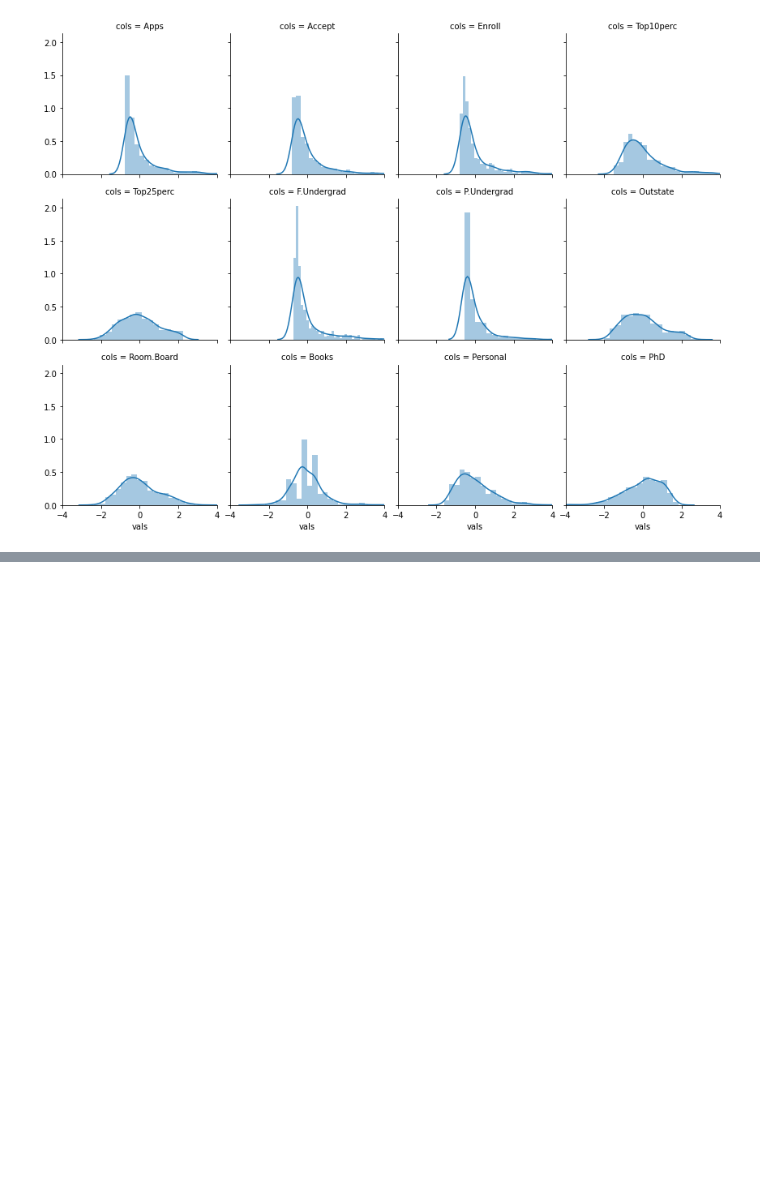
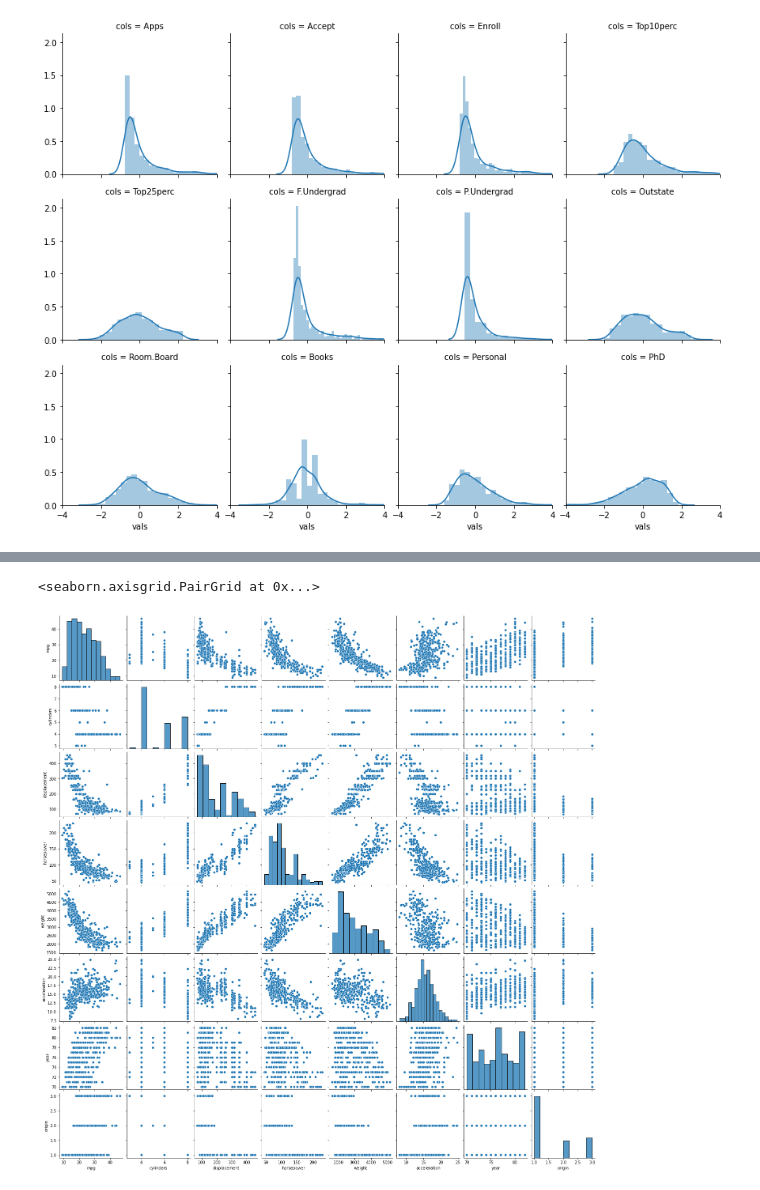
Before and after one commit to balintalfoldy/ISLR_python_AB, a Jupyter notebook: Notebooks/ch2_statistical_learning_applied.ipynb, the cells around one changed output, grey strips where cells are left out. Cells and saved outputs as stored; diff of their text form; code cells hidden in the pictures; blank space fills up the shorter version.

```diff
--- a/Notebooks/ch2_statistical_learning_applied.ipynb
+++ b/Notebooks/ch2_statistical_learning_applied.ipynb
@@ -88,0 +91,4 @@ g.set(xlim=(-4, 4));
+# %%
+path = 'Data\Auto.csv'
+auto = pd.read_csv(path)
+auto.head()
@@ -88,0 +157,9 @@ g.set(xlim=(-4, 4));
+# %%
+# (e) Using the full data set, investigate the predictors graphically,
+# using scatterplots or other tools of your choice. Create some plots
+# highlighting the relationships among the predictors. Comment on your findings.
+
+sns.pairplot(auto)
+# %% [output]
+<seaborn.axisgrid.PairGrid at 0x...>
+[figure, added]
```
Also changed, not shown: parts of 21 cells of this notebook, 2 other files.
